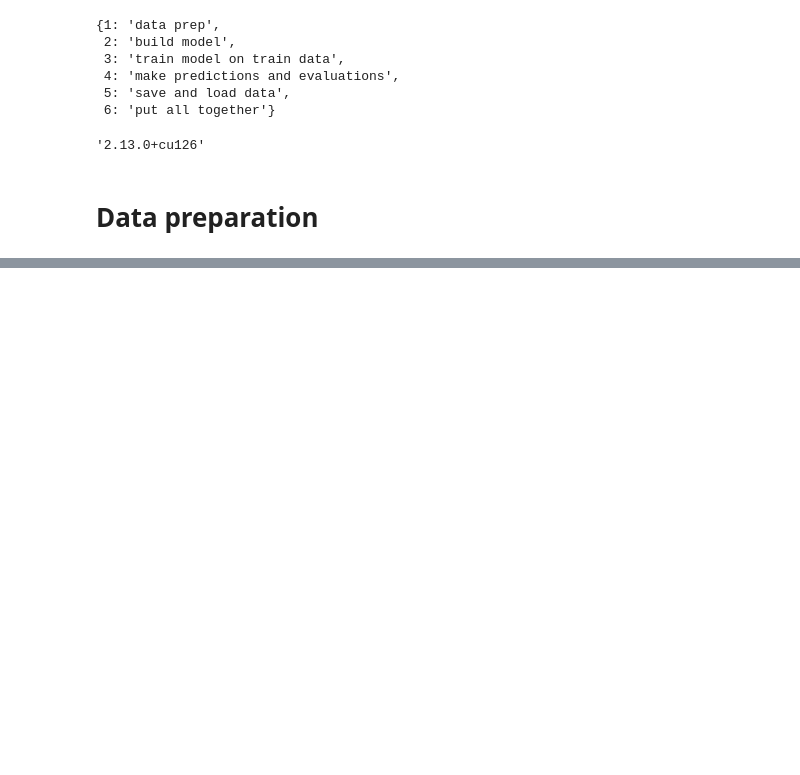
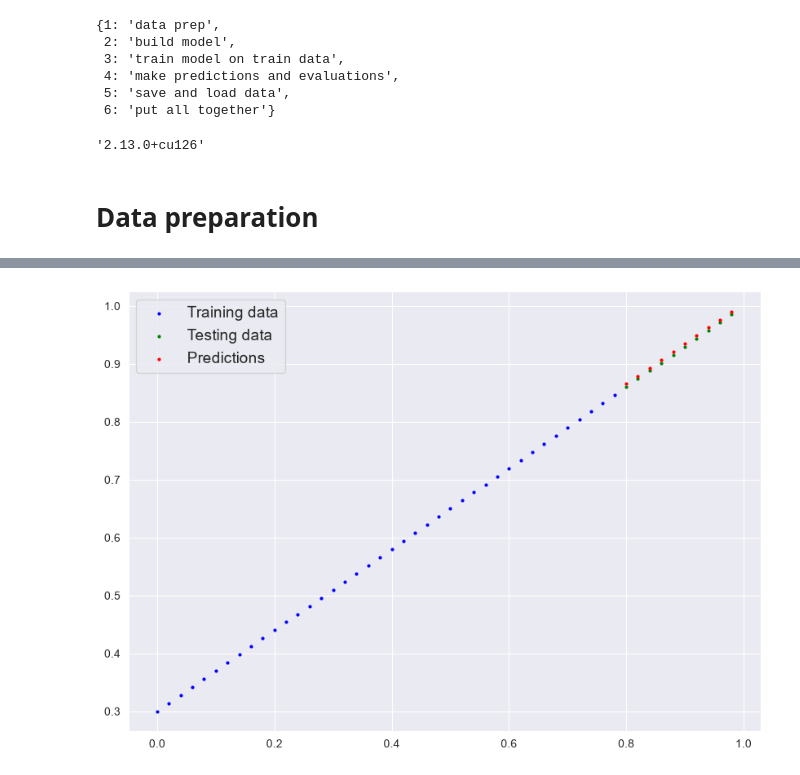
Before and after one commit to alisher12313/MachineLearningJourney, a Jupyter notebook: andrewng_deep-learning/pytorch-directory/torch-workflow.ipynb, the cells around one changed output, grey strips where cells are left out. Drawn from its saved outputs; the diff is of its cells as text; code cells hidden in the pictures; blank space fills up the shorter version.

```diff
--- a/andrewng_deep-learning/pytorch-directory/torch-workflow.ipynb
+++ b/andrewng_deep-learning/pytorch-directory/torch-workflow.ipynb
@@ -82,0 +128,32 @@ class LinearRegression(nn.Module):
+# %%
+loss_fn = nn.L1Loss()
+optimizer = torch.optim.SGD(model_0.parameters(), lr=0.01)
+# %%
+epochs = 301
+
+epoch_count = []
+train_loss_values = []
+test_loss_values = []
+
+for epoch in range(epochs):
+    model_0.train() #swtiches mode to train and sets all parameters to requires_grad=True
+
+    y_pred = model_0(X_train) # goes forward in computational graph
+    loss = loss_fn(y_pred, y_train) # compute the difference between y and yhat
+    optimizer.zero_grad() #clears previous grads
+    loss.backward() #goes back in computational graph computing gradient(derivatives)
+    optimizer.step() #performs gradient descent with one step (lr) to get close to actual value
+
+    model_0.eval() #turns of different settings in the model not needed for evaluation/testing (dropout/batch norm layers)
+    if epoch % 50 == 0:
+        with torch.inference_mode(): #mainly turns off gradient tracking
+            y_pred = model_0(X_test)
+            loss_pred = loss_fn(y_pred, y_test)
+
+        epoch_count.append(epoch)
+        train_loss_values.append(loss.item())
+        test_loss_values.append(loss_pred.item())
+
+        print(f"For epoch: {epoch} | Train Loss: {loss} | Test Loss: {loss_pred}")
+        print(model_0.state_dict())
+        print()
@@ -82,0 +186,5 @@ class LinearRegression(nn.Module):
+# %%
+with torch.inference_mode():
+    y_pred = model_0(X_test)
+    loss = loss_fn(y_pred, y_test)
+    print(f"Loss: {loss}")
@@ -82,0 +193,4 @@ class LinearRegression(nn.Module):
+# %%
+plot_predictions(predictions=y_pred.to('cpu'))
+# %% [output]
+[figure, added]
```
Also changed, not shown: parts of 15 cells of this notebook, 1 other file.
